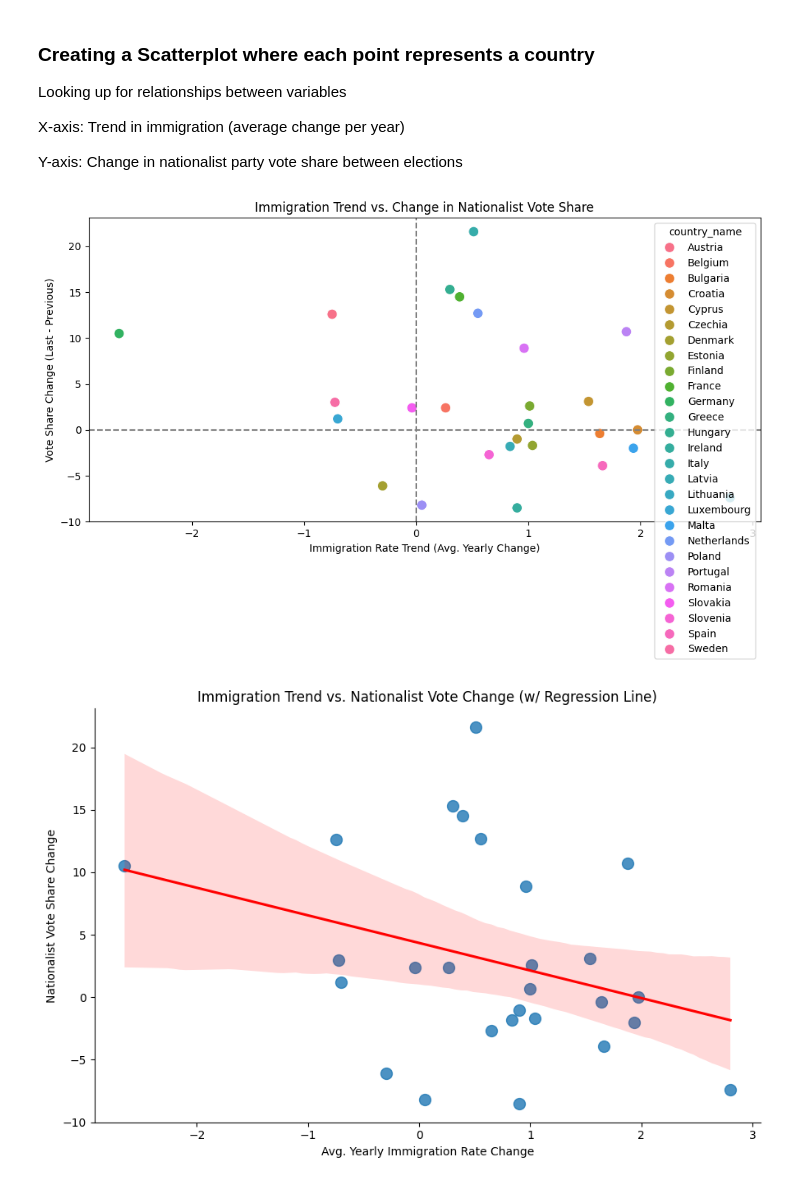
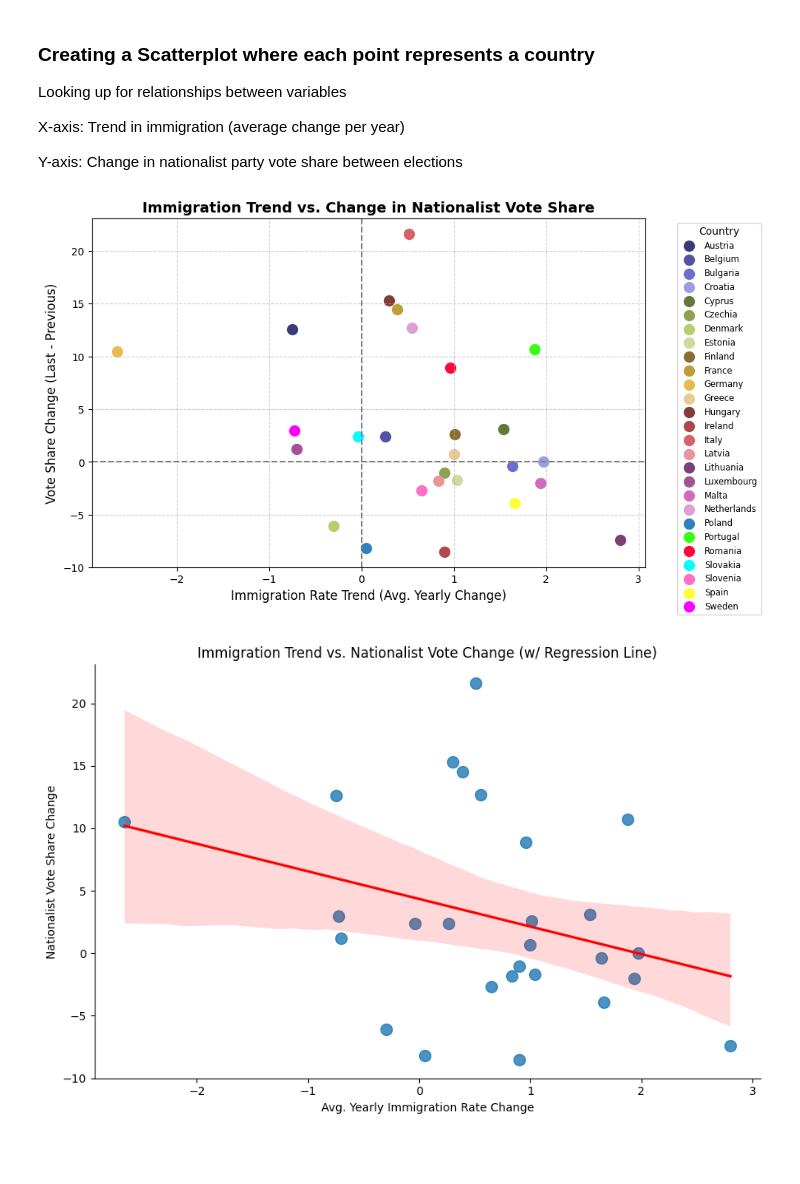
Before and after one commit to zeynepnorman/DSA210-project-zeynep-norman, a Jupyter notebook: dsaproject.ipynb, the cells around one changed output. Drawn from its saved outputs; the diff is of its cells as text; code cells hidden in the pictures; blank space fills up the shorter version.

```diff
--- a/dsaproject.ipynb
+++ b/dsaproject.ipynb
@@ -122,23 +180,28 @@ vote_change = votes_df[['country_name', 'vote_change']]
 # %%
 trend_df = pd.merge(immigration_trends, vote_change, on='country_name')
 # %%
+import matplotlib.pyplot as plt
 plt.figure(figsize=(10, 6))
-sns.scatterplot(
-    data=trend_df,
-    x='immigration_trend',
-    y='vote_change',
-    hue='country_name',
-    s=100
-)
-plt.title('Immigration Trend vs. Change in Nationalist Vote Share')
-plt.xlabel('Immigration Rate Trend (Avg. Yearly Change)')
-plt.ylabel('Vote Share Change (Last - Previous)')
+for _, row in trend_df.iterrows():
+    plt.scatter(
+        row['immigration_trend'],
+        row['vote_change'],
+        label=row['country_name'],
+        color=color_dict.get(row['country_name'], 'gray'),
+        s=100,
+        marker='o'
+    )
+plt.title('Immigration Trend vs. Change in Nationalist Vote Share', fontsize=14, fontweight='bold')
+plt.xlabel('Immigration Rate Trend (Avg. Yearly Change)', fontsize=12)
+plt.ylabel('Vote Share Change (Last - Previous)', fontsize=12)
 plt.axhline(0, color='gray', linestyle='--')
 plt.axvline(0, color='gray', linestyle='--')
+plt.grid(True, linestyle='--', alpha=0.6)
+plt.legend(title='Country', bbox_to_anchor=(1.05, 1), loc='upper left', fontsize='small')
 plt.tight_layout()
 plt.show()
 # %% [output]
-[figure, old version]
+[figure, new version]
 # %%
 sns.lmplot(
     data=trend_df,
```
Also changed, not shown: parts of 23 cells of this notebook, 4 other files.
